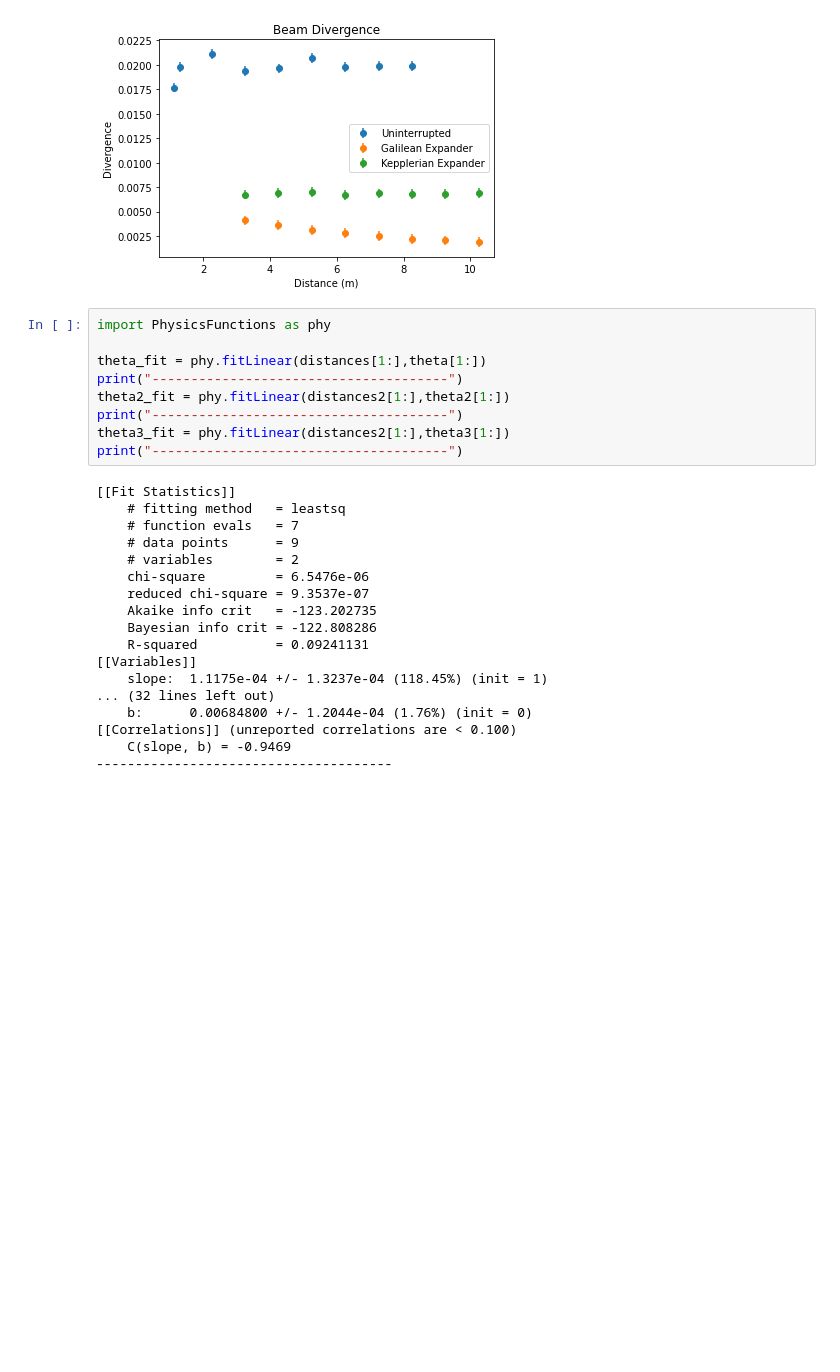
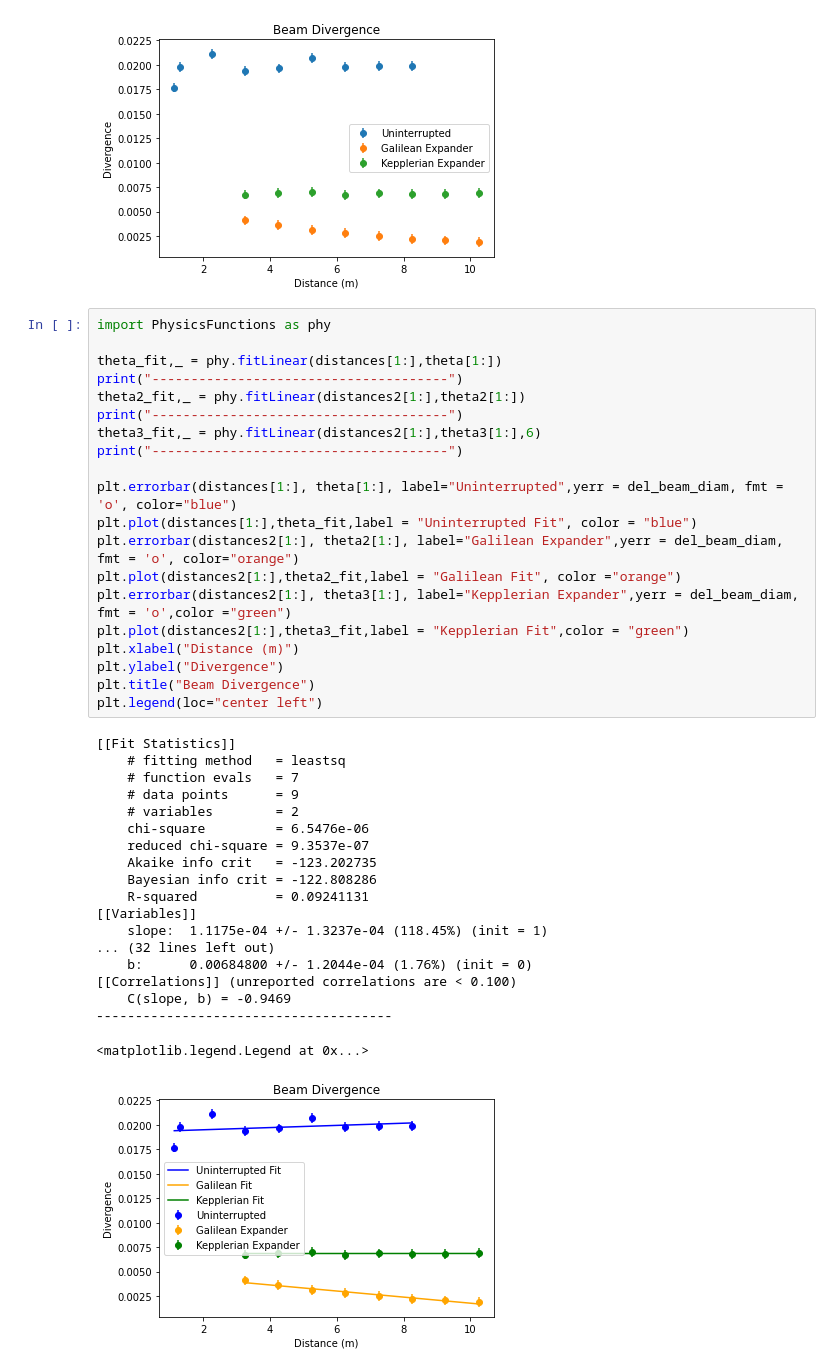
Before and after one commit to Fderick/Advanced-Lab-Data, a Jupyter notebook: Lab01-ExpandingLaserBeams.ipynb, the cells around one changed output. Drawn from its saved outputs; the diff is of its cells as text; blank space fills up the shorter version.

```diff
--- a/Lab01-ExpandingLaserBeams.ipynb
+++ b/Lab01-ExpandingLaserBeams.ipynb
@@ -102,27 +102,40 @@ plt.legend()
 # %%
 import PhysicsFunctions as phy
 
-theta_fit = phy.fitLinear(distances[1:],theta[1:])
+theta_fit,_ = phy.fitLinear(distances[1:],theta[1:])
 print("--------------------------------------")
-theta2_fit = phy.fitLinear(distances2[1:],theta2[1:])
+theta2_fit,_ = phy.fitLinear(distances2[1:],theta2[1:])
 print("--------------------------------------")
-theta3_fit = phy.fitLinear(distances2[1:],theta3[1:])
+theta3_fit,_ = phy.fitLinear(distances2[1:],theta3[1:],6)
 print("--------------------------------------")
+
+plt.errorbar(distances[1:], theta[1:], label="Uninterrupted",yerr = del_beam_diam, fmt = 'o', color="blue")
+plt.plot(distances[1:],theta_fit,label = "Uninterrupted Fit", color = "blue")
+plt.errorbar(distances2[1:], theta2[1:], label="Galilean Expander",yerr = del_beam_diam, fmt = 'o', color="orange")
+plt.plot(distances2[1:],theta2_fit,label = "Galilean Fit", color ="orange")
+plt.errorbar(distances2[1:], theta3[1:], label="Kepplerian Expander",yerr = del_beam_diam, fmt = 'o',color ="green")
+plt.plot(distances2[1:],theta3_fit,label = "Kepplerian Fit",color = "green")
+plt.xlabel("Distance (m)")
+plt.ylabel("Divergence")
+plt.title("Beam Divergence")
+plt.legend(loc="center left")
 # %% [output]
 [[Fit Statistics]]
     # fitting method   = leastsq
     # function evals   = 7
     # data points      = 9
     # variables        = 2
     chi-square         = 6.5476e-06
     reduced chi-square = 9.3537e-07
     Akaike info crit   = -123.202735
     Bayesian info crit = -122.808286
     R-squared          = 0.09241131
 [[Variables]]
     slope:  1.1175e-04 +/- 1.3237e-04 (118.45%) (init = 1)
 ... (32 lines left out)
     b:      0.00684800 +/- 1.2044e-04 (1.76%) (init = 0)
 [[Correlations]] (unreported correlations are < 0.100)
     C(slope, b) = -0.9469
 --------------------------------------
+<matplotlib.legend.Legend at 0x...>
+[figure, added]
```
